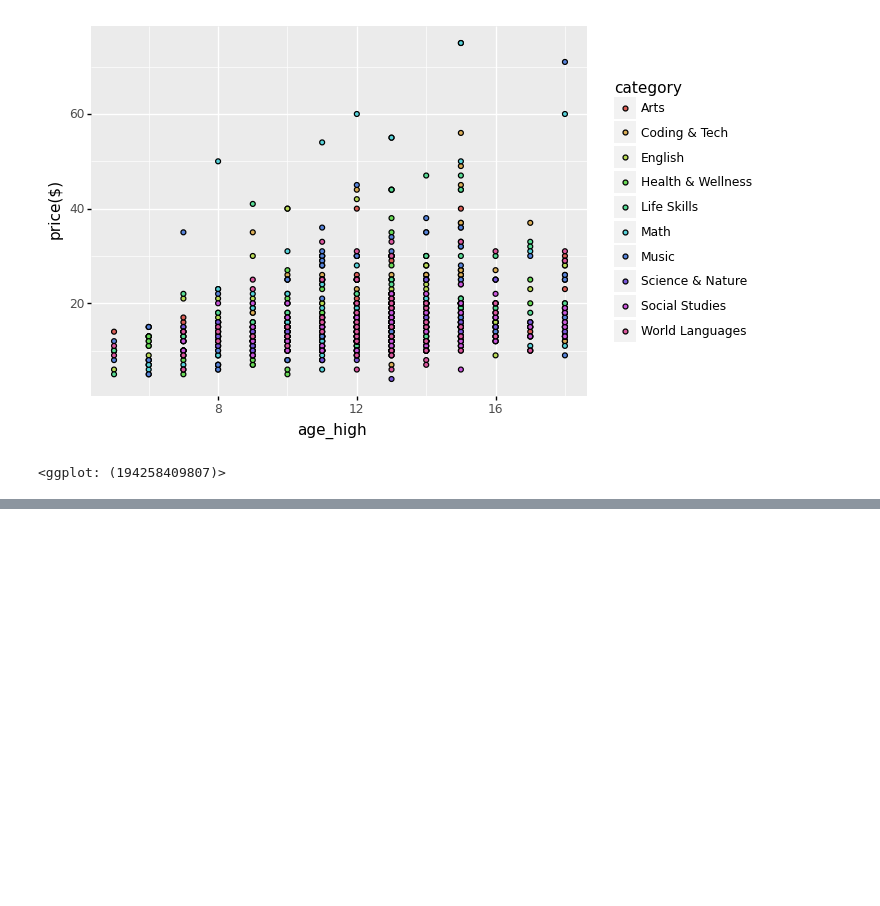
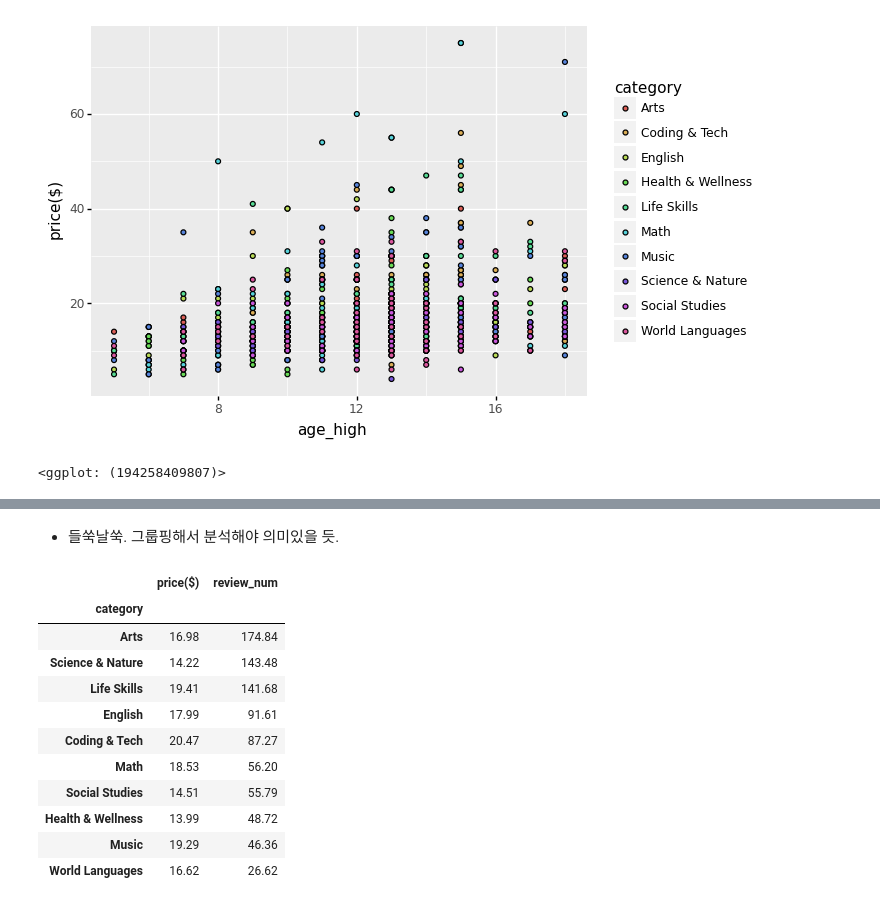
Before and after one commit to JessyMin/webpage_scraping, a Jupyter notebook: 04_outschool/outschool_top100_analysis.ipynb, the cells around one changed output, grey strips where cells are left out. Cells and saved outputs as stored; diff of their text form; code cells hidden in the pictures; blank space fills up the shorter version.

```diff
--- a/04_outschool/outschool_top100_analysis.ipynb
+++ b/04_outschool/outschool_top100_analysis.ipynb
@@ -180,0 +232,18 @@ fig = plt.Figure()
+# %% [markdown]
+- 들쑥날쑥. 그룹핑해서 분석해야 의미있을 듯.
+# %%
+# 카테고리별 수업 단가
+pd.pivot_table(df, index='category', values=["review_num","price($)"], aggfunc="mean").sort_values("review_num", ascending=False)
+# %% [output]
+|  | price($) | review_num |
+| category |  |  |
+| Arts | 16.98 | 174.84 |
+| Science & Nature | 14.22 | 143.48 |
+| Life Skills | 19.41 | 141.68 |
+| English | 17.99 | 91.61 |
+| Coding & Tech | 20.47 | 87.27 |
+| Math | 18.53 | 56.20 |
+| Social Studies | 14.51 | 55.79 |
+| Health & Wellness | 13.99 | 48.72 |
+| Music | 19.29 | 46.36 |
+| World Languages | 16.62 | 26.62 |
```
Also changed, not shown: parts of 7 cells of this notebook.
